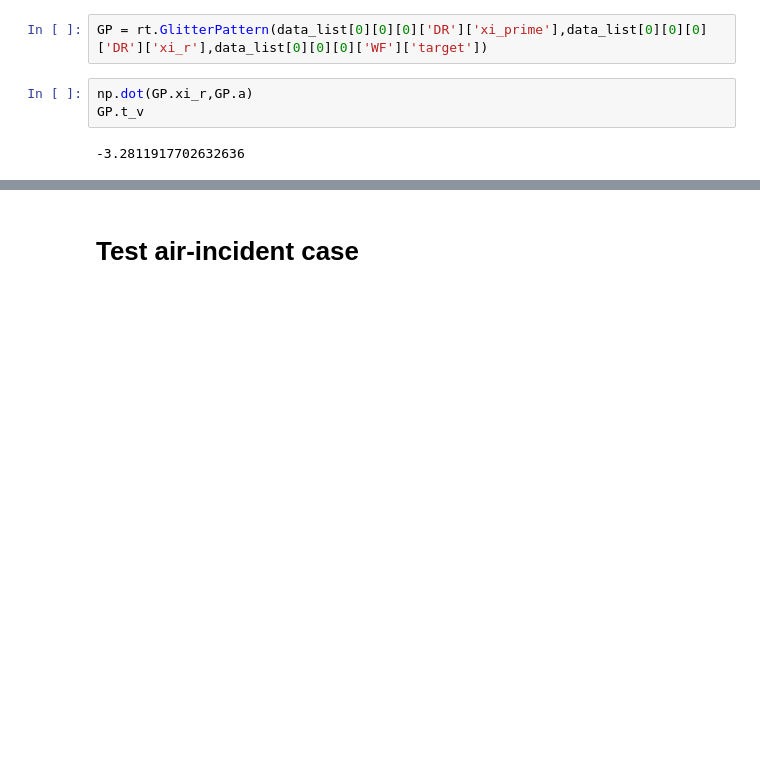
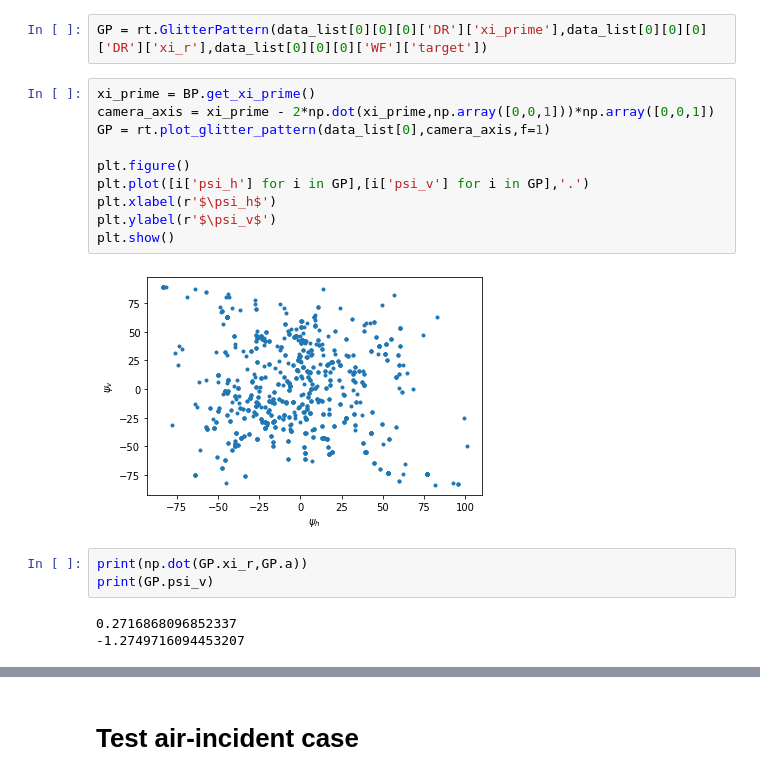
Before and after one commit to pakhuiying/wave_simulation, a Jupyter notebook: Cox_Munk_wave.ipynb, the cells around one changed output, grey strips where cells are left out. Drawn from its saved outputs; the diff is of its cells as text; blank space fills up the shorter version.

```diff
--- a/Cox_Munk_wave.ipynb
+++ b/Cox_Munk_wave.ipynb
@@ -1089,10 +1106,23 @@ In practice, all vectors from the ray tracing calculations are immediately trans
 # %%
 GP = rt.GlitterPattern(data_list[0][0][0]['DR']['xi_prime'],data_list[0][0][0]['DR']['xi_r'],data_list[0][0][0]['WF']['target'])
+# %%
+xi_prime = BP.get_xi_prime()
+camera_axis = xi_prime - 2*np.dot(xi_prime,np.array([0,0,1]))*np.array([0,0,1])
+GP = rt.plot_glitter_pattern(data_list[0],camera_axis,f=1)
+
+plt.figure()
+plt.plot([i['psi_h'] for i in GP],[i['psi_v'] for i in GP],'.')
+plt.xlabel(r'$\psi_h$')
+plt.ylabel(r'$\psi_v$')
+plt.show()
+# %% [output]
+[figure, added]
 # %%
-np.dot(GP.xi_r,GP.a)
-GP.t_v
+print(np.dot(GP.xi_r,GP.a))
+print(GP.psi_v)
 # %% [output]
--3.2811917702632636
+0.2716868096852337
+-1.2749716094453207
 # %% [markdown]
 ### Cox and Munk
 
```
Also changed, not shown: parts of 4 cells of this notebook, 2 other files.
